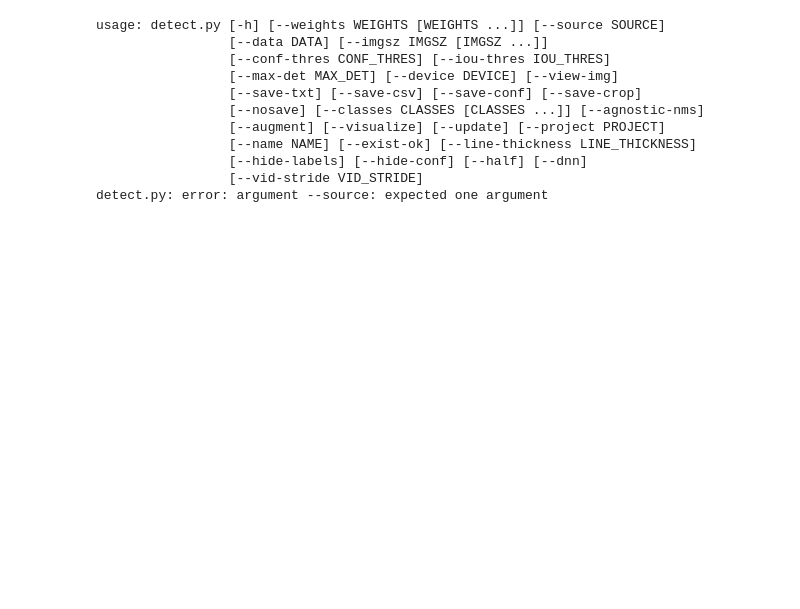
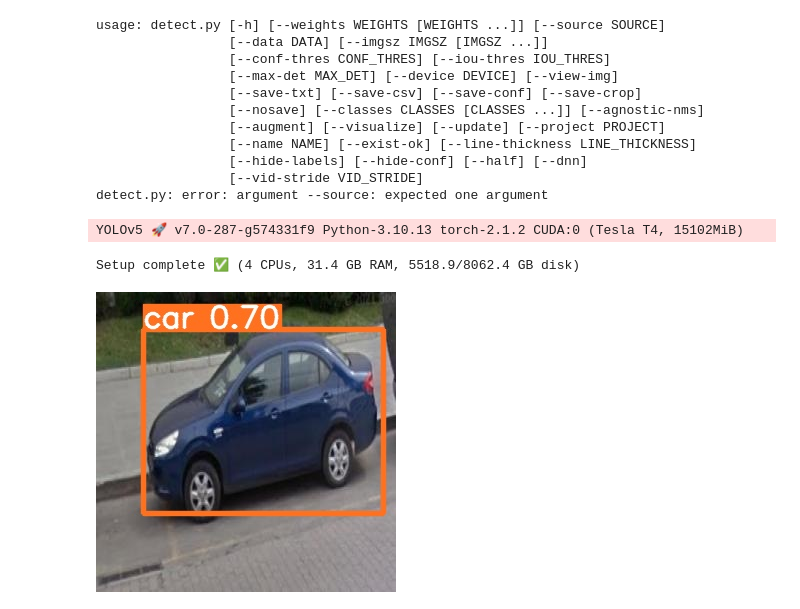
Before and after one commit to manh21082002/36-object-detection-with-yolov5, a Jupyter notebook: notebook5b37542caf.ipynb, the cells around one changed output. Saved outputs shown, nothing was run; the diff lists cells and outputs as text; code cells hidden in the pictures; blank space fills up the shorter version.

Commit message:
Kaggle Notebook | notebook5b37542caf | Version 3

```diff
--- a/notebook5b37542caf.ipynb
+++ b/notebook5b37542caf.ipynb
@@ -208,3 +211,12 @@ usage: detect.py [-h] [--weights WEIGHTS [WEIGHTS ...]] [--source SOURCE]
                  [--hide-labels] [--hide-conf] [--half] [--dnn]
                  [--vid-stride VID_STRIDE]
 detect.py: error: argument --source: expected one argument
+# %%
+display= utils.notebook_init()
+# %% [output]
+YOLOv5 🚀 v7.0-287-g574331f9 Python-3.10.13 torch-2.1.2 CUDA:0 (Tesla T4, 15102MiB)
+Setup complete ✅ (4 CPUs, 31.4 GB RAM, 5518.9/8062.4 GB disk)
+# %%
+display.Image(filename='/kaggle/working/yolov5/runs/detect/exp2/-13AD8372-CDDB-4DCF-B8F9-DC10D210064B-png_jpg.rf.e8217e5555bb565dc324989173877f5a.jpg')
+# %% [output]
+[figure, added]
```
Also changed, not shown: parts of 7 cells of this notebook.
